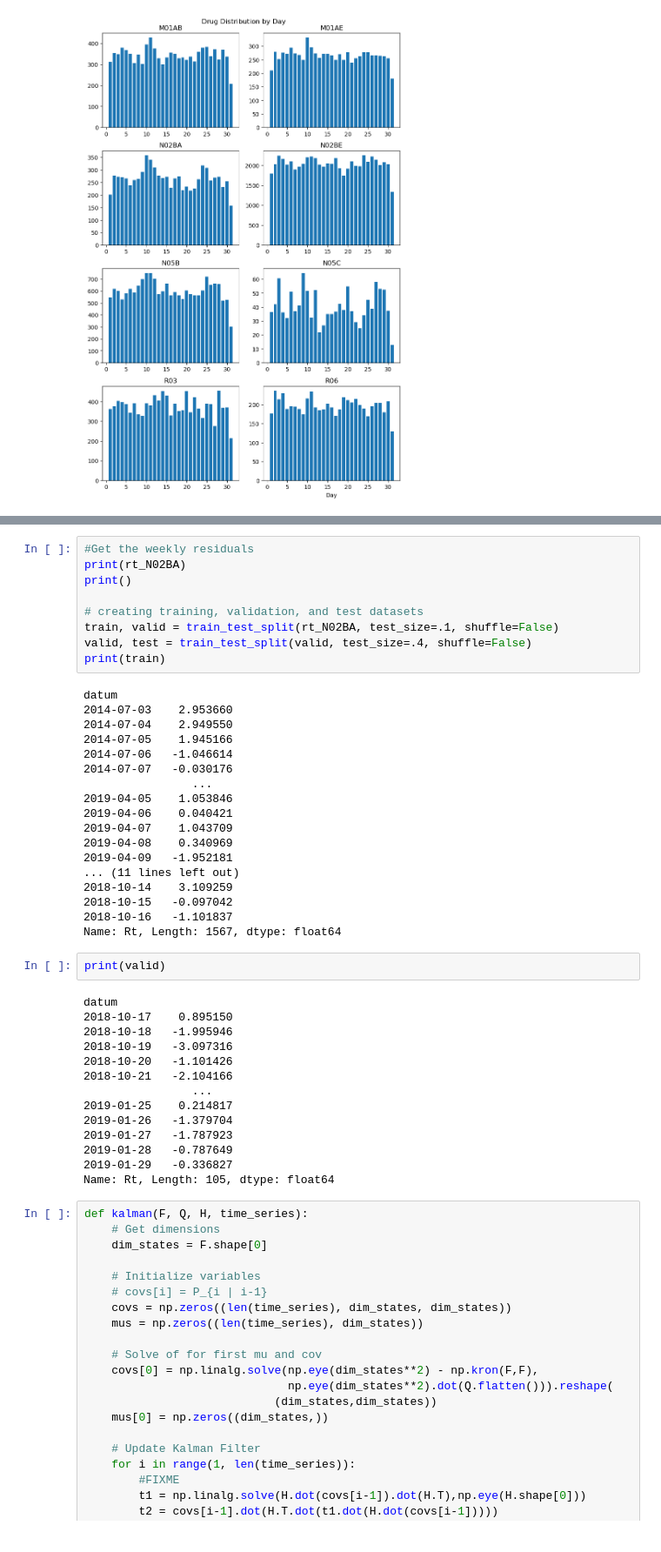
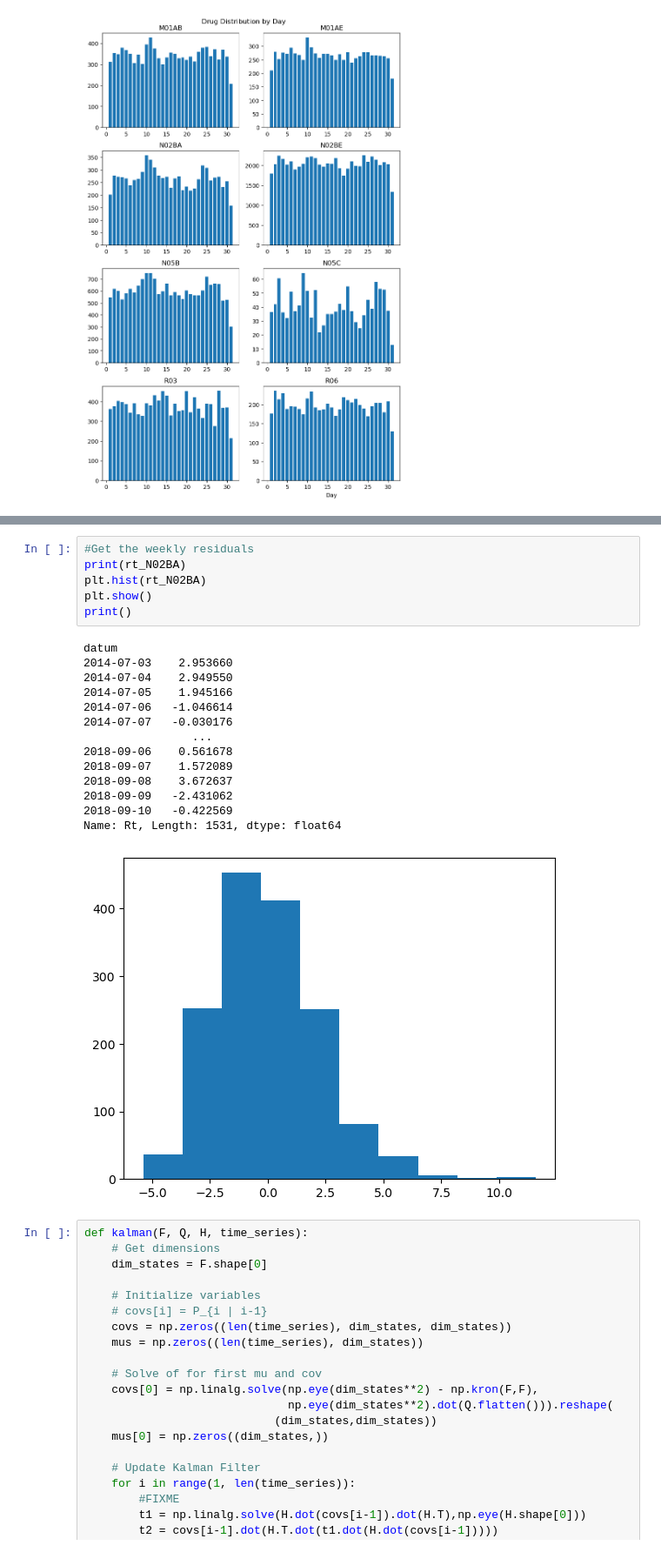
Before and after one commit to chloe-engler-hart/vol3_project, a Jupyter notebook: Scripts/decomp_ARIMA_cleaned.ipynb, the cells around one changed output, grey strips where cells are left out. Shown at 87% size. Cells and saved outputs as stored; diff of their text form.

```diff
--- a/Scripts/decomp_ARIMA_cleaned.ipynb
+++ b/Scripts/decomp_ARIMA_cleaned.ipynb
@@ -139,46 +173,24 @@ plt.show()
-# %%
-#Get the weekly residuals
-print(rt_N02BA)
-print()
-
-# creating training, validation, and test datasets
-train, valid = train_test_split(rt_N02BA, test_size=.1, shuffle=False)
-valid, test = train_test_split(valid, test_size=.4, shuffle=False)
-print(train)
-# %% [output]
-datum
-2014-07-03    2.953660
-2014-07-04    2.949550
-2014-07-05    1.945166
-2014-07-06   -1.046614
-2014-07-07   -0.030176
-                ...
-2019-04-05    1.053846
-2019-04-06    0.040421
-2019-04-07    1.043709
-2019-04-08    0.340969
-2019-04-09   -1.952181
-... (11 lines left out)
-2018-10-14    3.109259
-2018-10-15   -0.097042
-2018-10-16   -1.101837
-Name: Rt, Length: 1567, dtype: float64
-# %%
-print(valid)
-# %% [output]
-datum
-2018-10-17    0.895150
-2018-10-18   -1.995946
-2018-10-19   -3.097316
-2018-10-20   -1.101426
-2018-10-21   -2.104166
-                ...
-2019-01-25    0.214817
-2019-01-26   -1.379704
-2019-01-27   -1.787923
-2019-01-28   -0.787649
-2019-01-29   -0.336827
-Name: Rt, Length: 105, dtype: float64
+# %%
+#Get the weekly residuals
+print(rt_N02BA)
+plt.hist(rt_N02BA)
+plt.show()
+print()
+# %% [output]
+datum
+2014-07-03    2.953660
+2014-07-04    2.949550
+2014-07-05    1.945166
+2014-07-06   -1.046614
+2014-07-07   -0.030176
+                ...
+2018-09-06    0.561678
+2018-09-07    1.572089
+2018-09-08    3.672637
+2018-09-09   -2.431062
+2018-09-10   -0.422569
+Name: Rt, Length: 1531, dtype: float64
+[figure, added]
 # %%
 def kalman(F, Q, H, time_series):
     # Get dimensions
```
Also changed, not shown: parts of 6 cells of this notebook.
